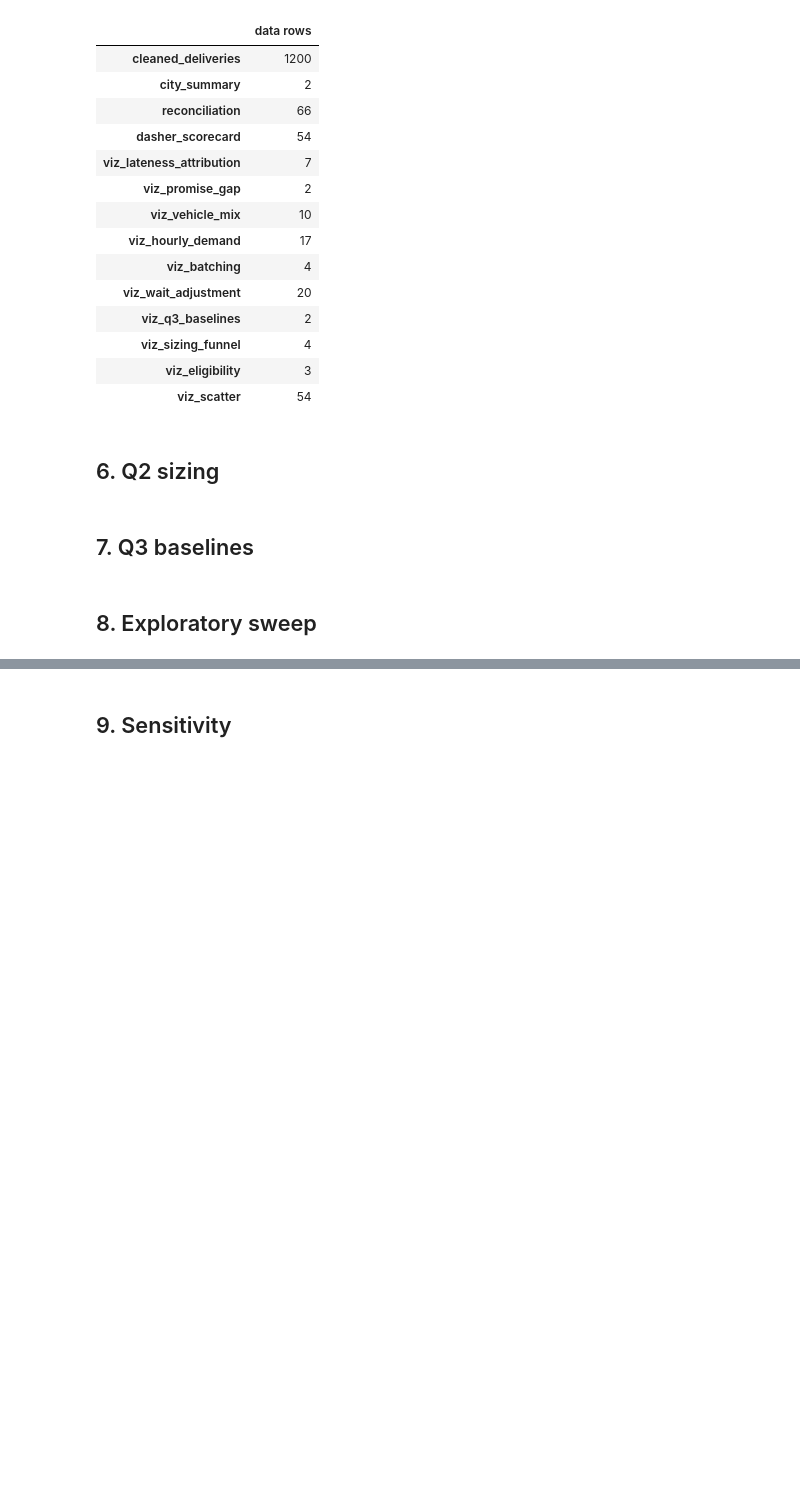
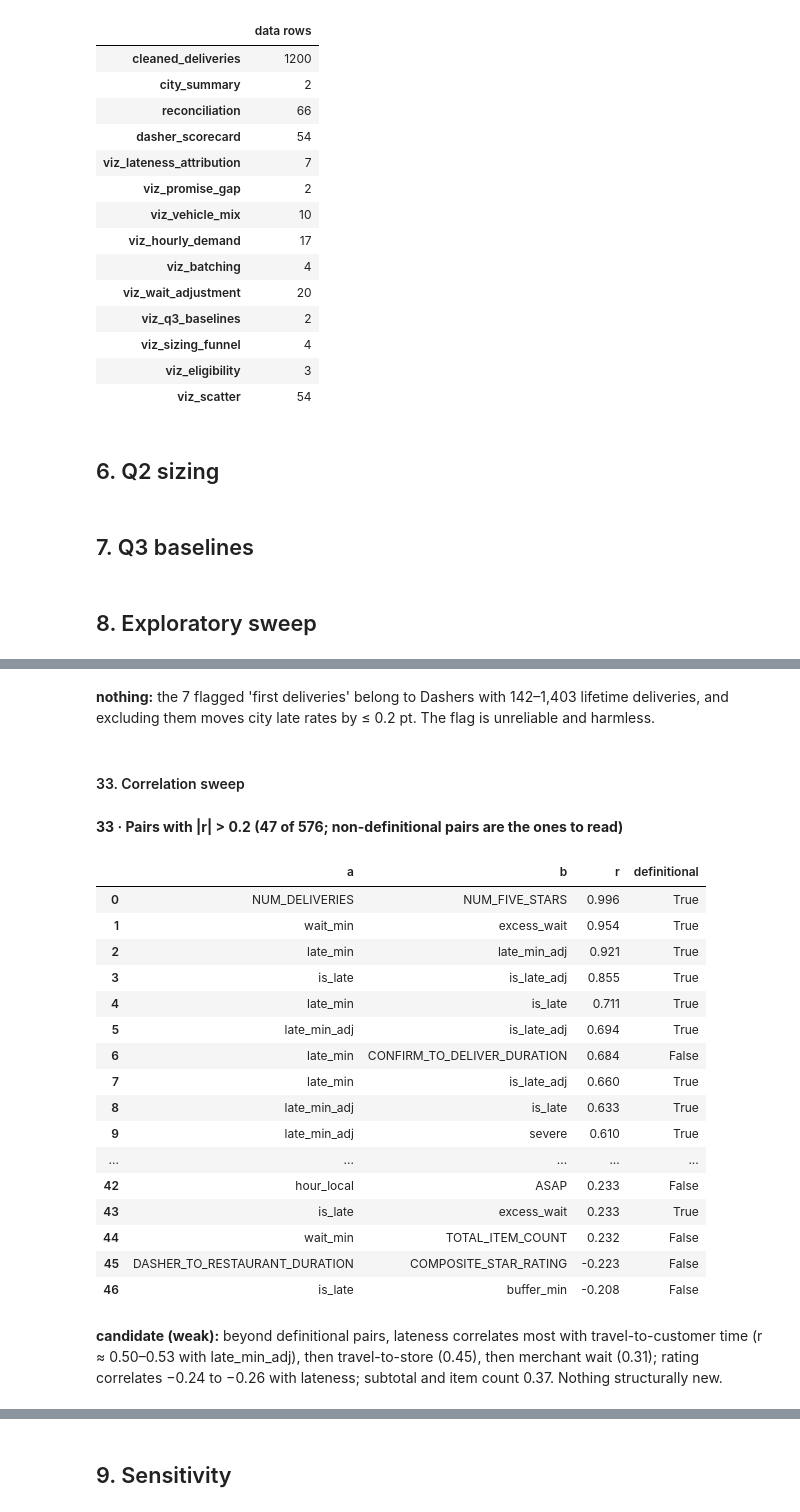
Before and after one commit to navya2392/widget-dasher-review, a Jupyter notebook: analysis.ipynb, the cells around one changed output, grey strips where cells are left out. Drawn from its saved outputs; the diff is of its cells as text; code cells hidden in the pictures; blank space fills up the shorter version.

```diff
--- a/analysis.ipynb
+++ b/analysis.ipynb
@@ -1770,0 +2214,43 @@ Phase 3 acceptance: PASS
+# %% [markdown]
+**nothing:** the 7 flagged 'first deliveries' belong to Dashers with 142–1,403 lifetime deliveries, and excluding them moves city late rates by ≤ 0.2 pt. The flag is unreliable and harmless.
+# %% [markdown]
+#### 33. Correlation sweep
+# %%
+# item 33 · Pearson correlations |r| > 0.2 across numeric fields (excluded columns left out); pairs that share a
+# derivation (e.g. late_min -> late_min_adj, the duration segments -> confirm-to-deliver) are marked definitional
+CORR_COLS = ["late_min", "late_min_adj", "is_late", "is_late_adj", "severe", "wait_min", "excess_wait", "assign_lag_min", "buffer_min",
+             "hour_local", "SUBTOTAL", "TOTAL_ITEM_COUNT", "DELIVERY_RATING", "CONFIRM_TO_DELIVER_DURATION",
+             "DASHER_TO_RESTAURANT_DURATION", "RESTAURANT_TO_CUSTOMER_DURATION", "WAS_BATCHED", "ASAP", "MANUALLY_ASSIGNED",
+             "FRAUDULENT", "COMPOSITE_STAR_RATING", "NUM_DELIVERIES", "NUM_FIVE_STARS", "arrival_logged"]
+DERIVATION_GROUPS = [
+    {"late_min", "late_min_adj", "is_late", "is_late_adj", "severe", "excess_wait", "wait_min"},
+    {"CONFIRM_TO_DELIVER_DURATION", "DASHER_TO_RESTAURANT_DURATION", "RESTAURANT_TO_CUSTOMER_DURATION", "wait_min", "excess_wait"},
+    {"NUM_DELIVERIES", "NUM_FIVE_STARS"}, {"wait_min", "arrival_logged", "excess_wait"}, {"ASAP", "buffer_min", "assign_lag_min"},
+]
+cm = ex[CORR_COLS].astype(float).corr()
+pairs = cm.where(np.triu(np.ones(cm.shape, dtype=bool), k=1)).stack().rename("r").reset_index()
+pairs.columns = ["a", "b", "r"]
+pairs["definitional"] = [any({a, b} <= g for g in DERIVATION_GROUPS) for a, b in zip(pairs["a"], pairs["b"])]
+t33 = pairs[pairs["r"].abs() > 0.2].assign(abs_r=lambda t: t["r"].abs()).sort_values("abs_r", ascending=False).drop(columns="abs_r").round(3).reset_index(drop=True)
+show(f"33 · Pairs with |r| > 0.2 ({len(t33)} of {len(pairs)}; non-definitional pairs are the ones to read)", t33)
+# %% [output]
+**33 · Pairs with |r| > 0.2 (47 of 576; non-definitional pairs are the ones to read)**
+|  | a | b | r | definitional |
+| 0 | NUM_DELIVERIES | NUM_FIVE_STARS | 0.996 | True |
+| 1 | wait_min | excess_wait | 0.954 | True |
+| 2 | late_min | late_min_adj | 0.921 | True |
+| 3 | is_late | is_late_adj | 0.855 | True |
+| 4 | late_min | is_late | 0.711 | True |
+| 5 | late_min_adj | is_late_adj | 0.694 | True |
+| 6 | late_min | CONFIRM_TO_DELIVER_DURATION | 0.684 | False |
+| 7 | late_min | is_late_adj | 0.660 | True |
+| 8 | late_min_adj | is_late | 0.633 | True |
+| 9 | late_min_adj | severe | 0.610 | True |
+| ... | ... | ... | ... | ... |
+| 42 | hour_local | ASAP | 0.233 | False |
+| 43 | is_late | excess_wait | 0.233 | True |
+| 44 | wait_min | TOTAL_ITEM_COUNT | 0.232 | False |
+| 45 | DASHER_TO_RESTAURANT_DURATION | COMPOSITE_STAR_RATING | -0.223 | False |
+| 46 | is_late | buffer_min | -0.208 | False |
+# %% [markdown]
+**candidate (weak):** beyond definitional pairs, lateness correlates most with travel-to-customer time (r ≈ 0.50–0.53 with late_min_adj), then travel-to-store (0.45), then merchant wait (0.31); rating correlates −0.24 to −0.26 with lateness; subtotal and item count 0.37. Nothing structurally new.
```
Also changed, not shown: parts of 61 cells of this notebook.
